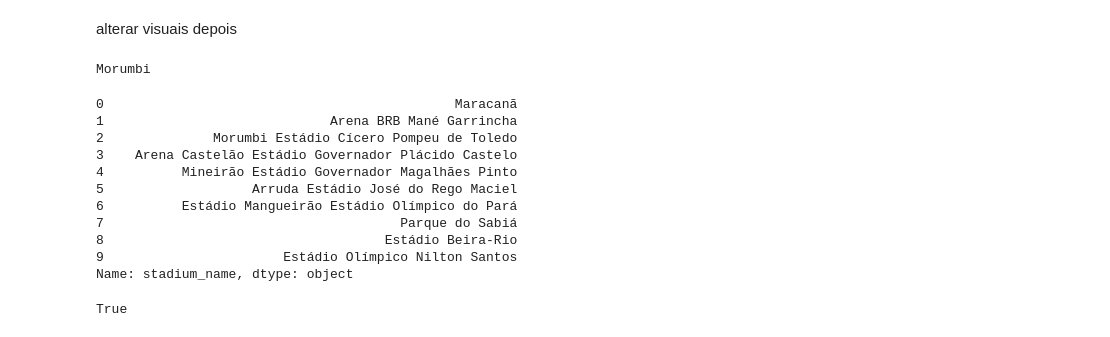
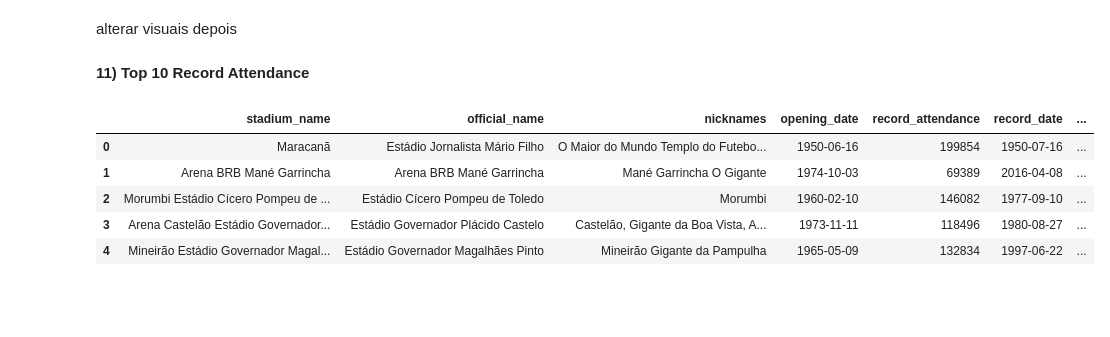
Before and after one commit to PatrickLeal/brazilian-football-stadiums-Data-Transform-Clean-Viz, a Jupyter notebook: brazilian-stadiums-analysis-viz.ipynb, the cells around one changed output. Saved outputs shown, nothing was run; the diff lists cells and outputs as text; code cells hidden in the pictures; blank space fills up the shorter version.

```diff
--- a/brazilian-stadiums-analysis-viz.ipynb
+++ b/brazilian-stadiums-analysis-viz.ipynb
@@ -230,23 +238,11 @@ pd.set_option('display.max_rows', None)
-# %%
-x = stadiums['Stadium_Name'][2]
-print(x)
-# %% [output]
-Morumbi
+# %% [markdown]
+**11) Top 10 Record Attendance**
 # %%
-stadium_details['stadium_name'].head(10)
+stadium_details.head()
 # %% [output]
-0                                             Maracanã
-1                             Arena BRB Mané Garrincha
-2              Morumbi Estádio Cícero Pompeu de Toledo
-3    Arena Castelão Estádio Governador Plácido Castelo
-4          Mineirão Estádio Governador Magalhães Pinto
-5                   Arruda Estádio José do Rego Maciel
-6          Estádio Mangueirão Estádio Olímpico do Pará
-7                                      Parque do Sabiá
-8                                    Estádio Beira-Rio
-9                       Estádio Olímpico Nilton Santos
-Name: stadium_name, dtype: object
+|  | stadium_name | official_name | nicknames | opening_date | record_attendance | record_date | ... |
+| 0 | Maracanã | Estádio Jornalista Mário Filho | O Maior do Mundo Templo do Futebo... | 1950-06-16 | 199854 | 1950-07-16 | ... |
+| 1 | Arena BRB Mané Garrincha | Arena BRB Mané Garrincha | Mané Garrincha O Gigante | 1974-10-03 | 69389 | 2016-04-08 | ... |
+| 2 | Morumbi Estádio Cícero Pompeu de ... | Estádio Cícero Pompeu de Toledo | Morumbi | 1960-02-10 | 146082 | 1977-09-10 | ... |
+| 3 | Arena Castelão Estádio Governador... | Estádio Governador Plácido Castelo | Castelão, Gigante da Boa Vista, A... | 1973-11-11 | 118496 | 1980-08-27 | ... |
+| 4 | Mineirão Estádio Governador Magal... | Estádio Governador Magalhães Pinto | Mineirão Gigante da Pampulha | 1965-05-09 | 132834 | 1997-06-22 | ... |
-# %%
-x in stadium_details['stadium_name'][2]
-# %% [output]
-True
```
Also changed, not shown: parts of 14 cells of this notebook.
